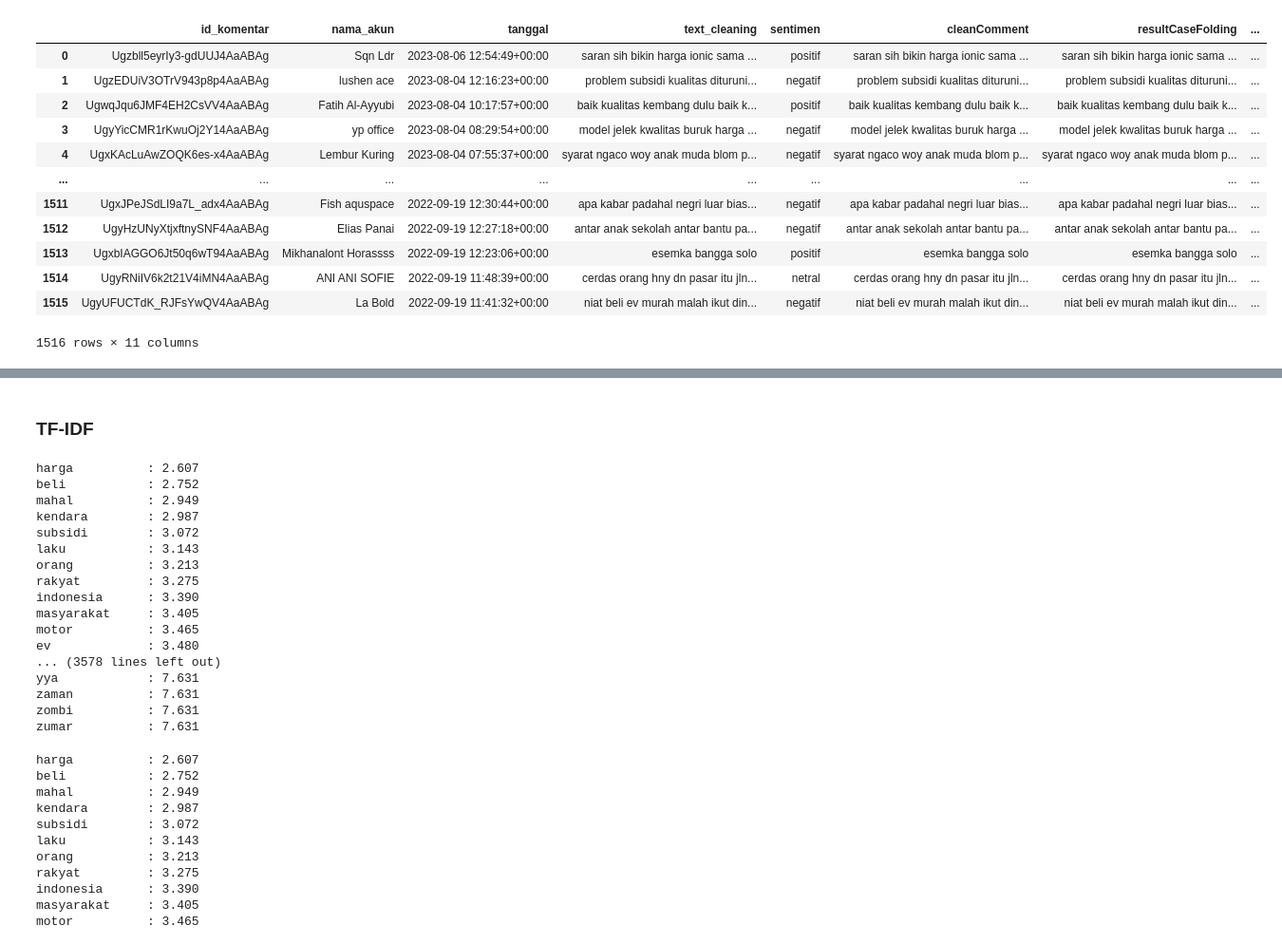
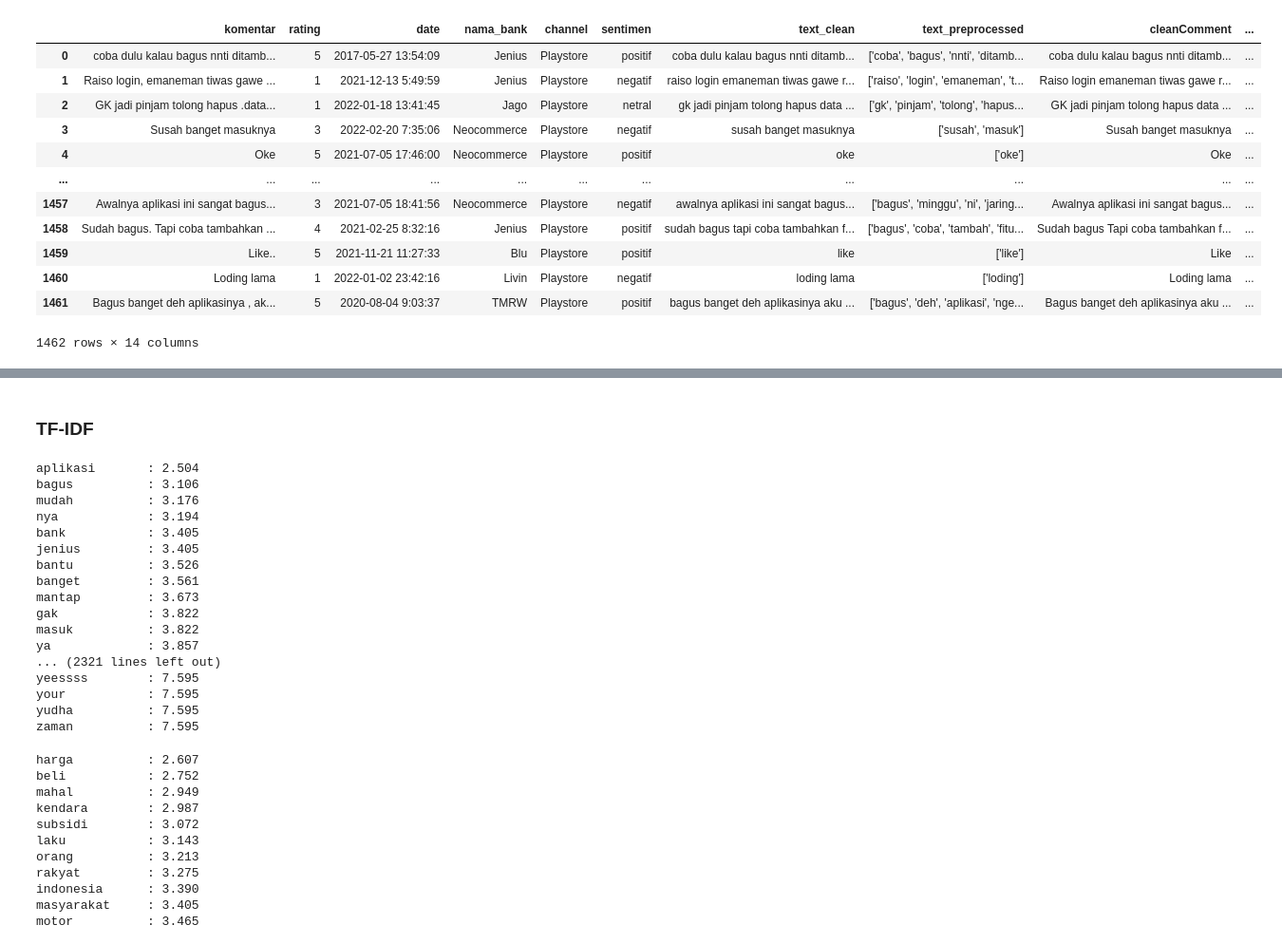
Before and after one commit to ardwiinoo/knn-sentiment-analysis, a Jupyter notebook: notebook/feature_extraction_nosplit.ipynb, the cells around one changed output, grey strips where cells are left out. Shown at 95% size. Cells and saved outputs as stored; diff of their text form; code cells hidden in the pictures.

Commit message:
extract data digital bank indo

```diff
--- a/notebook/feature_extraction_nosplit.ipynb
+++ b/notebook/feature_extraction_nosplit.ipynb
@@ -1,22 +1,22 @@
 # %%
 import pandas as pd
 # %%
-data_latih = pd.read_csv('../output/cleaning/dataset_mobil_listrik_clean.csv', encoding='utf-8')
+data_latih = pd.read_csv('../output/cleaning/dataset_digital_bank_indo_clean.csv', encoding='utf-8')
 data_latih
 # %% [output]
-|  | id_komentar | nama_akun | tanggal | text_cleaning | sentimen | cleanComment | resultCaseFolding | ... |
-| 0 | Ugzbll5eyrIy3-gdUUJ4AaABAg | Sqn Ldr | 2023-08-06 12:54:49+00:00 | saran sih bikin harga ionic sama ... | positif | saran sih bikin harga ionic sama ... | saran sih bikin harga ionic sama ... | ... |
-| 1 | UgzEDUiV3OTrV943p8p4AaABAg | lushen ace | 2023-08-04 12:16:23+00:00 | problem subsidi kualitas dituruni... | negatif | problem subsidi kualitas dituruni... | problem subsidi kualitas dituruni... | ... |
-| 2 | UgwqJqu6JMF4EH2CsVV4AaABAg | Fatih Al-Ayyubi | 2023-08-04 10:17:57+00:00 | baik kualitas kembang dulu baik k... | positif | baik kualitas kembang dulu baik k... | baik kualitas kembang dulu baik k... | ... |
-| 3 | UgyYicCMR1rKwuOj2Y14AaABAg | yp office | 2023-08-04 08:29:54+00:00 | model jelek kwalitas buruk harga ... | negatif | model jelek kwalitas buruk harga ... | model jelek kwalitas buruk harga ... | ... |
-| 4 | UgxKAcLuAwZOQK6es-x4AaABAg | Lembur Kuring | 2023-08-04 07:55:37+00:00 | syarat ngaco woy anak muda blom p... | negatif | syarat ngaco woy anak muda blom p... | syarat ngaco woy anak muda blom p... | ... |
-| ... | ... | ... | ... | ... | ... | ... | ... | ... |
-| 1511 | UgxJPeJSdLI9a7L_adx4AaABAg | Fish aquspace | 2022-09-19 12:30:44+00:00 | apa kabar padahal negri luar bias... | negatif | apa kabar padahal negri luar bias... | apa kabar padahal negri luar bias... | ... |
-| 1512 | UgyHzUNyXtjxftnySNF4AaABAg | Elias Panai | 2022-09-19 12:27:18+00:00 | antar anak sekolah antar bantu pa... | negatif | antar anak sekolah antar bantu pa... | antar anak sekolah antar bantu pa... | ... |
-| 1513 | UgxbIAGGO6Jt50q6wT94AaABAg | Mikhanalont Horassss | 2022-09-19 12:23:06+00:00 | esemka bangga solo | positif | esemka bangga solo | esemka bangga solo | ... |
-| 1514 | UgyRNiIV6k2t21V4iMN4AaABAg | ANI ANI SOFIE | 2022-09-19 11:48:39+00:00 | cerdas orang hny dn pasar itu jln... | netral | cerdas orang hny dn pasar itu jln... | cerdas orang hny dn pasar itu jln... | ... |
-| 1515 | UgyUFUCTdK_RJFsYwQV4AaABAg | La Bold | 2022-09-19 11:41:32+00:00 | niat beli ev murah malah ikut din... | negatif | niat beli ev murah malah ikut din... | niat beli ev murah malah ikut din... | ... |
+|  | komentar | rating | date | nama_bank | channel | sentimen | text_clean | text_preprocessed | cleanComment | ... |
+| 0 | coba dulu kalau bagus nnti ditamb... | 5 | 2017-05-27 13:54:09 | Jenius | Playstore | positif | coba dulu kalau bagus nnti ditamb... | ['coba', 'bagus', 'nnti', 'ditamb... | coba dulu kalau bagus nnti ditamb... | ... |
+| 1 | Raiso login, emaneman tiwas gawe ... | 1 | 2021-12-13 5:49:59 | Jenius | Playstore | negatif | raiso login emaneman tiwas gawe r... | ['raiso', 'login', 'emaneman', 't... | Raiso login emaneman tiwas gawe r... | ... |
+| 2 | GK jadi pinjam tolong hapus .data... | 1 | 2022-01-18 13:41:45 | Jago | Playstore | netral | gk jadi pinjam tolong hapus data ... | ['gk', 'pinjam', 'tolong', 'hapus... | GK jadi pinjam tolong hapus data ... | ... |
+| 3 | Susah banget masuknya | 3 | 2022-02-20 7:35:06 | Neocommerce | Playstore | negatif | susah banget masuknya | ['susah', 'masuk'] | Susah banget masuknya | ... |
+| 4 | Oke | 5 | 2021-07-05 17:46:00 | Neocommerce | Playstore | positif | oke | ['oke'] | Oke | ... |
+| ... | ... | ... | ... | ... | ... | ... | ... | ... | ... | ... |
+| 1457 | Awalnya aplikasi ini sangat bagus... | 3 | 2021-07-05 18:41:56 | Neocommerce | Playstore | negatif | awalnya aplikasi ini sangat bagus... | ['bagus', 'minggu', 'ni', 'jaring... | Awalnya aplikasi ini sangat bagus... | ... |
+| 1458 | Sudah bagus. Tapi coba tambahkan ... | 4 | 2021-02-25 8:32:16 | Jenius | Playstore | positif | sudah bagus tapi coba tambahkan f... | ['bagus', 'coba', 'tambah', 'fitu... | Sudah bagus Tapi coba tambahkan f... | ... |
+| 1459 | Like.. | 5 | 2021-11-21 11:27:33 | Blu | Playstore | positif | like | ['like'] | Like | ... |
+| 1460 | Loding lama | 1 | 2022-01-02 23:42:16 | Livin | Playstore | negatif | loding lama | ['loding'] | Loding lama | ... |
+| 1461 | Bagus banget deh aplikasinya , ak... | 5 | 2020-08-04 9:03:37 | TMRW | Playstore | positif | bagus banget deh aplikasinya aku ... | ['bagus', 'deh', 'aplikasi', 'nge... | Bagus banget deh aplikasinya aku ... | ... |
-1516 rows × 11 columns
+1462 rows × 14 columns
 # %%
 data_uji = pd.read_csv('../output/data-clean-ind-new.csv', encoding='utf-8')
 data_uji
@@ -54,23 +54,23 @@ word_weight_list.sort(key=lambda x: x[1])
 for word, idf_weight in word_weight_list:
     print(f"{word:15s}: {idf_weight:.3f}")
 # %% [output]
-harga          : 2.607
-beli           : 2.752
-mahal          : 2.949
-kendara        : 2.987
-subsidi        : 3.072
-laku           : 3.143
-orang          : 3.213
-rakyat         : 3.275
-indonesia      : 3.390
-masyarakat     : 3.405
-motor          : 3.465
-ev             : 3.480
-... (3578 lines left out)
-yya            : 7.631
-zaman          : 7.631
-zombi          : 7.631
-zumar          : 7.631
+aplikasi       : 2.504
+bagus          : 3.106
+mudah          : 3.176
+nya            : 3.194
+bank           : 3.405
+jenius         : 3.405
+bantu          : 3.526
+banget         : 3.561
+mantap         : 3.673
+gak            : 3.822
+masuk          : 3.822
+ya             : 3.857
+... (2321 lines left out)
+yeessss        : 7.595
+your           : 7.595
+yudha          : 7.595
+zaman          : 7.595
 # %%
 X_test_tfidf = vectorizer.transform(X_test)
 
```
Also changed, not shown: parts of 2 cells of this notebook.
